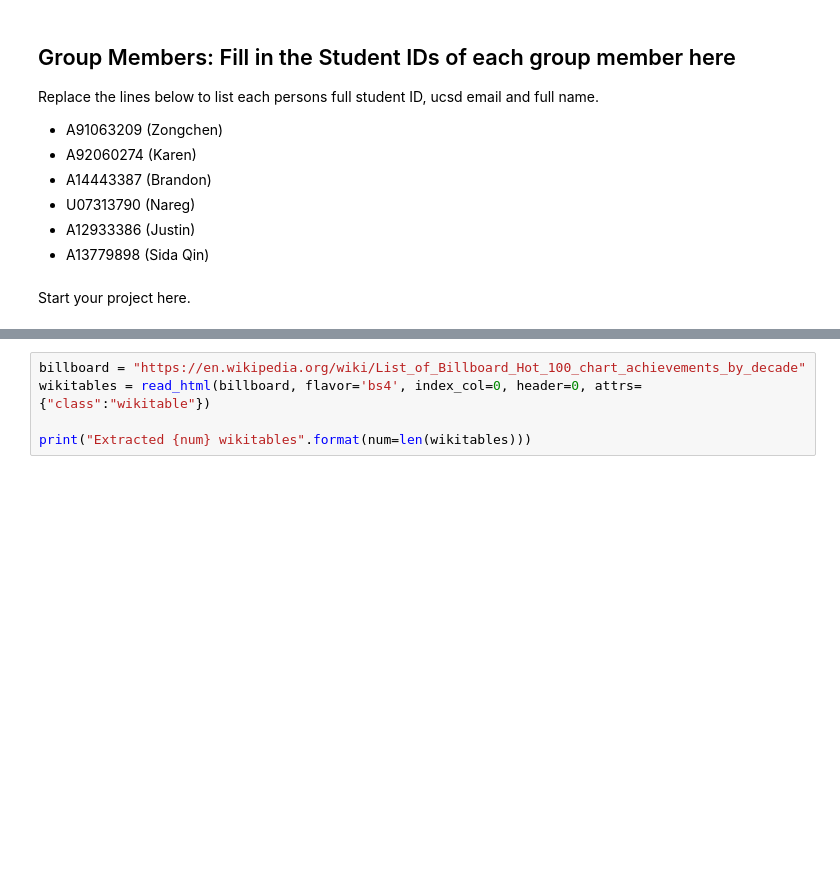
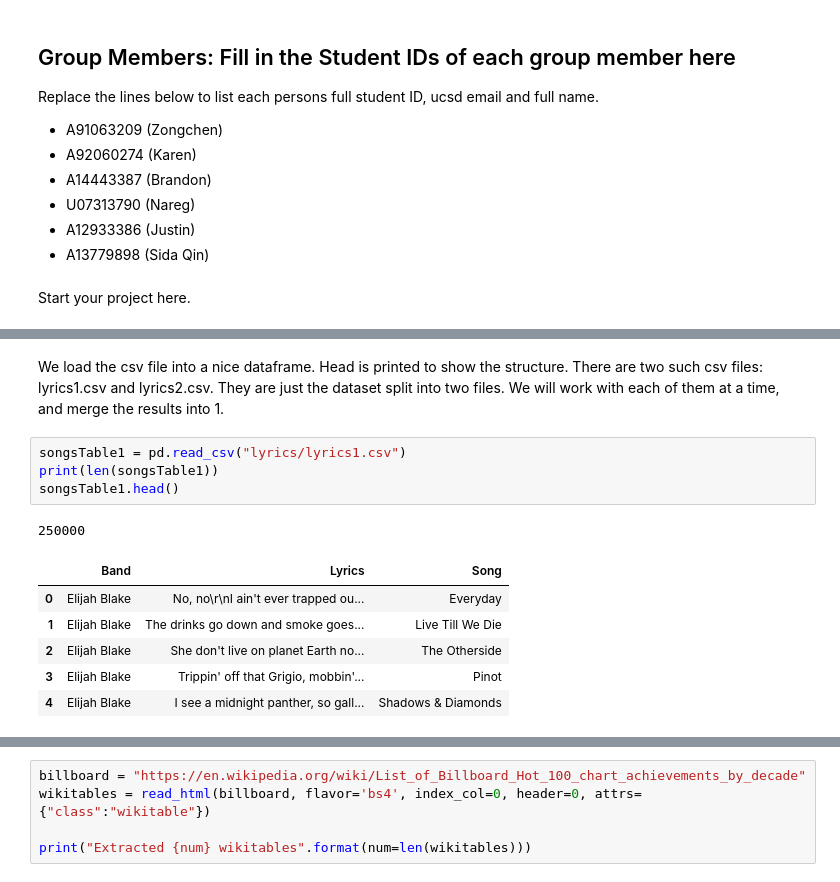
Before and after one commit to kachiem/COGS108_final, a Jupyter notebook: FinalProject.ipynb, the cells around one changed output, grey strips where cells are left out. Saved outputs shown, nothing was run; the diff lists cells and outputs as text; blank space fills up the shorter version.

```diff
--- a/FinalProject.ipynb
+++ b/FinalProject.ipynb
@@ -53,0 +110,14 @@ True
+# %% [markdown]
+We load the csv file into a nice dataframe. Head is printed to show the structure. There are two such csv files: lyrics1.csv and lyrics2.csv. They are just the dataset split into two files. We will work with each of them at a time, and merge the results into 1.
+# %%
+songsTable1 = pd.read_csv("lyrics/lyrics1.csv")
+print(len(songsTable1))
+songsTable1.head()
+# %% [output]
+250000
+|  | Band | Lyrics | Song |
+| 0 | Elijah Blake | No, no\r\nI ain't ever trapped ou... | Everyday |
+| 1 | Elijah Blake | The drinks go down and smoke goes... | Live Till We Die |
+| 2 | Elijah Blake | She don't live on planet Earth no... | The Otherside |
+| 3 | Elijah Blake | Trippin' off that Grigio, mobbin'... | Pinot |
+| 4 | Elijah Blake | I see a midnight panther, so gall... | Shadows & Diamonds |
```
Also changed, not shown: parts of 48 cells of this notebook, 2 other files.
